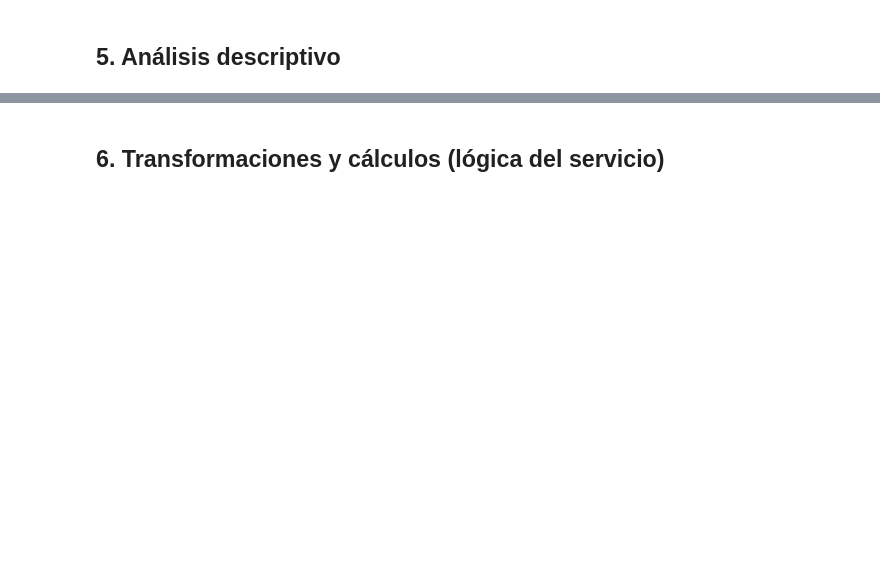
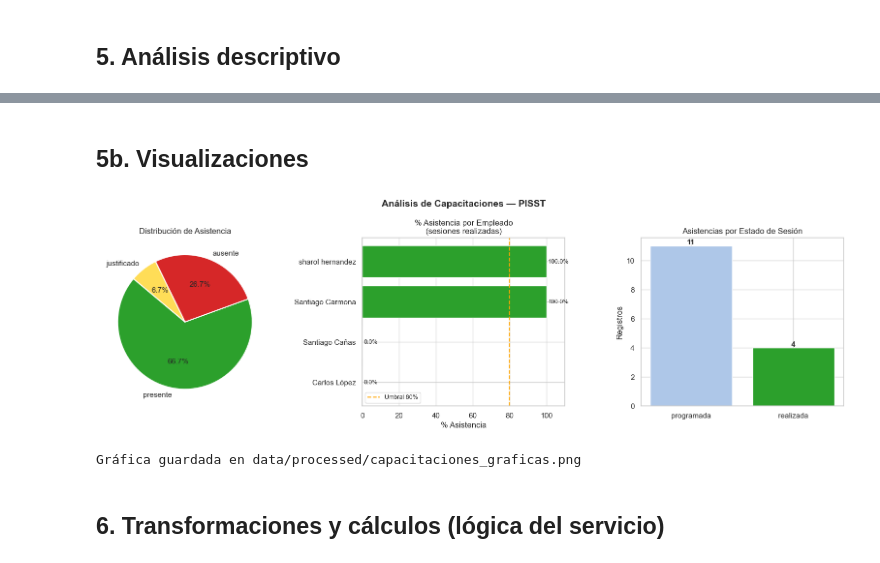
Before and after one commit to sharolpulgarinSENA/PISST, a Jupyter notebook: notebooks/03_exploracion_capacitaciones.ipynb, the cells around one changed output, grey strips where cells are left out. Drawn from its saved outputs; the diff is of its cells as text; code cells hidden in the pictures; blank space fills up the shorter version.

```diff
--- a/notebooks/03_exploracion_capacitaciones.ipynb
+++ b/notebooks/03_exploracion_capacitaciones.ipynb
@@ -9,8 +9,10 @@ Este notebook es de solo lectura — nunca escribe en la BD.
 import os
 import sys
 
+import matplotlib.pyplot as plt
 import numpy as np
 import pandas as pd
+import seaborn as sns
 from dotenv import load_dotenv
 from sqlalchemy import create_engine, text
 
@@ -20,4 +22,8 @@ load_dotenv('../.env')
 pd.set_option('display.max_columns', None)
 pd.set_option('display.float_format', '{:.2f}'.format)
 
+sns.set_theme(style="whitegrid", palette="muted")
+plt.rcParams['figure.figsize'] = (10, 5)
+plt.rcParams['font.size'] = 11
+
 print('Pandas:', pd.__version__, '| NumPy:', np.__version__)
@@ -104,3 +150,67 @@ if len(df_evaluaciones) > 0:
+# %% [markdown]
+## 5b. Visualizaciones
+# %%
+if len(df_asistencias) > 0:
+    fig, axes = plt.subplots(1, 3, figsize=(16, 5))
+    fig.suptitle('Análisis de Capacitaciones — PISST', fontsize=14, fontweight='bold')
+
+    # --- Gráfica 1: Distribución de asistencia general ---
+    asi_counts = df_asistencias['asistencia_estado'].value_counts()
+    colores_asi = {'presente': '#2ca02c', 'ausente': '#d62728', 'justificado': '#ffdd57'}
+    c = [colores_asi.get(e, '#999') for e in asi_counts.index]
+    axes[0].pie(
+        asi_counts.values,
+        labels=asi_counts.index,
+        colors=c,
+        autopct='%1.1f%%',
+        startangle=140,
+        wedgeprops={'edgecolor': 'white', 'linewidth': 1.5}
+    )
+    axes[0].set_title('Distribución de Asistencia')
+
+    # --- Gráfica 2: % asistencia por empleado (sesiones realizadas) ---
+    df_reali = df_asistencias[df_asistencias['sesion_estado'] == 'realizada'].copy()
+    if len(df_reali) > 0:
+        df_reali['presente'] = np.where(df_reali['asistencia_estado'] == 'presente', 1, 0)
+        por_emp = df_reali.groupby('empleado_nombre')['presente'].agg(['sum', 'count']).reset_index()
+        por_emp['pct'] = np.round(por_emp['sum'] / por_emp['count'] * 100, 1)
+        por_emp = por_emp.sort_values('pct')
+
+        colores_barra = ['#d62728' if p < 80 else '#2ca02c' for p in por_emp['pct']]
+        axes[1].barh(por_emp['empleado_nombre'], por_emp['pct'], color=colores_barra)
+        axes[1].axvline(x=80, color='orange', linestyle='--', linewidth=1.5, label='Umbral 80%')
+        axes[1].set_title('% Asistencia por Empleado\n(sesiones realizadas)')
+        axes[1].set_xlabel('% Asistencia')
+        axes[1].set_xlim(0, 110)
+        axes[1].legend(fontsize=9)
+        for i, (_, row) in enumerate(por_emp.iterrows()):
+            axes[1].text(row['pct'] + 1, i, f"{row['pct']}%", va='center', fontsize=9)
+    else:
+        axes[1].text(0.5, 0.5, 'Sin sesiones\nrealizadas',
+                     ha='center', va='center', transform=axes[1].transAxes, fontsize=12)
+        axes[1].set_title('% Asistencia por Empleado')
+
+    # --- Gráfica 3: Estado de sesiones ---
+    ses_counts = df_asistencias['sesion_estado'].value_counts()
+    colores_ses = {'realizada': '#2ca02c', 'programada': '#aec7e8',
+                   'no_realizada': '#d62728', 'cancelada': '#999'}
+    c3 = [colores_ses.get(e, '#999') for e in ses_counts.index]
+    axes[2].bar(ses_counts.index, ses_counts.values, color=c3, edgecolor='white')
+    axes[2].set_title('Asistencias por Estado de Sesión')
+    axes[2].set_ylabel('Registros')
+    for i, v in enumerate(ses_counts.values):
+        axes[2].text(i, v + 0.1, str(v), ha='center', fontweight='bold')
+
+    plt.tight_layout()
+    os.makedirs('../data/processed', exist_ok=True)
+    plt.savefig('../data/processed/capacitaciones_graficas.png', dpi=150, bbox_inches='tight')
+    plt.show()
+    print('Gráfica guardada en data/processed/capacitaciones_graficas.png')
+else:
+    print('Sin datos para graficar.')
+# %% [output]
+[figure, added]
+Gráfica guardada en data/processed/capacitaciones_graficas.png
 # %% [markdown]
 ## 6. Transformaciones y cálculos (lógica del servicio)
 # %%
```
Also changed, not shown: parts of 9 cells of this notebook, 4 other files.
